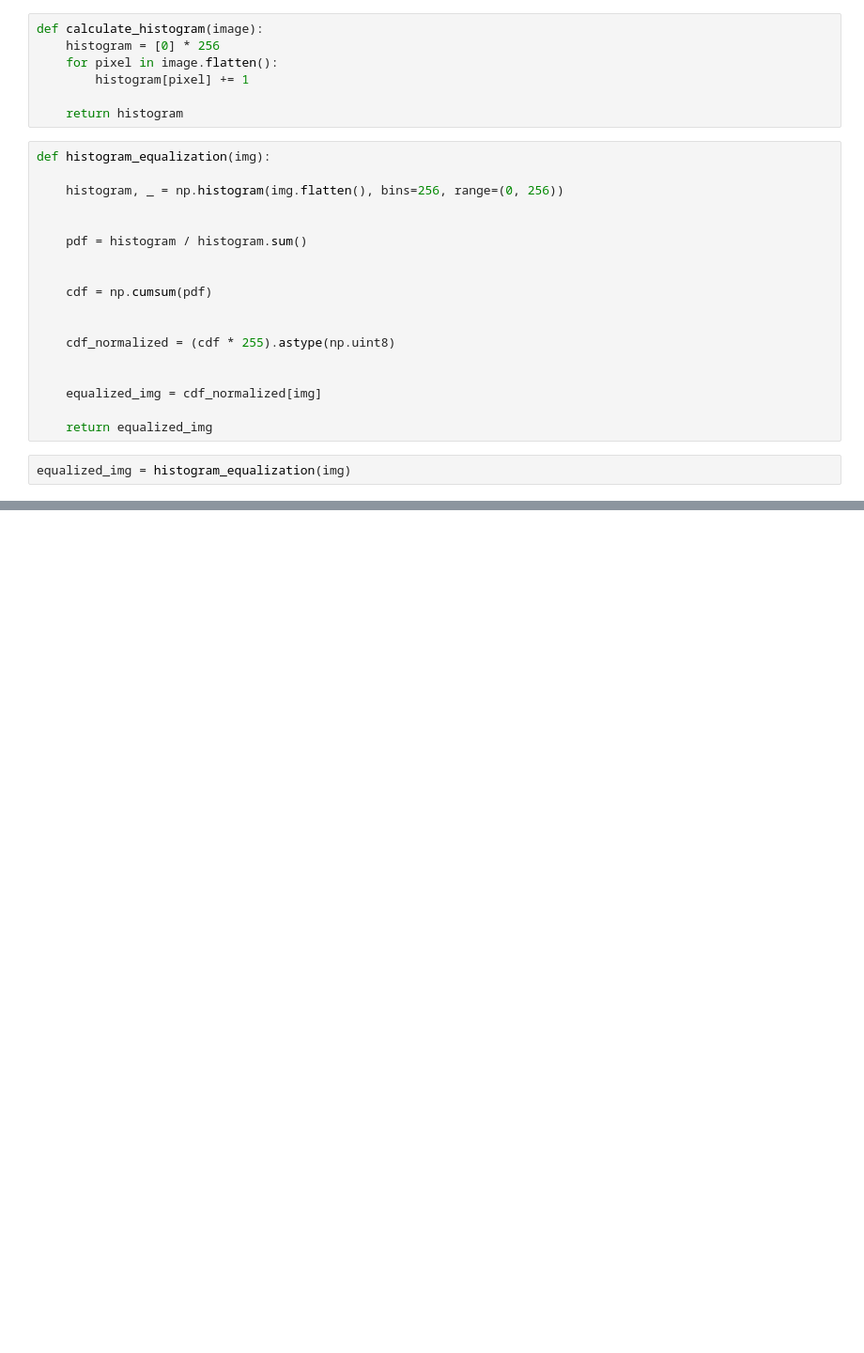
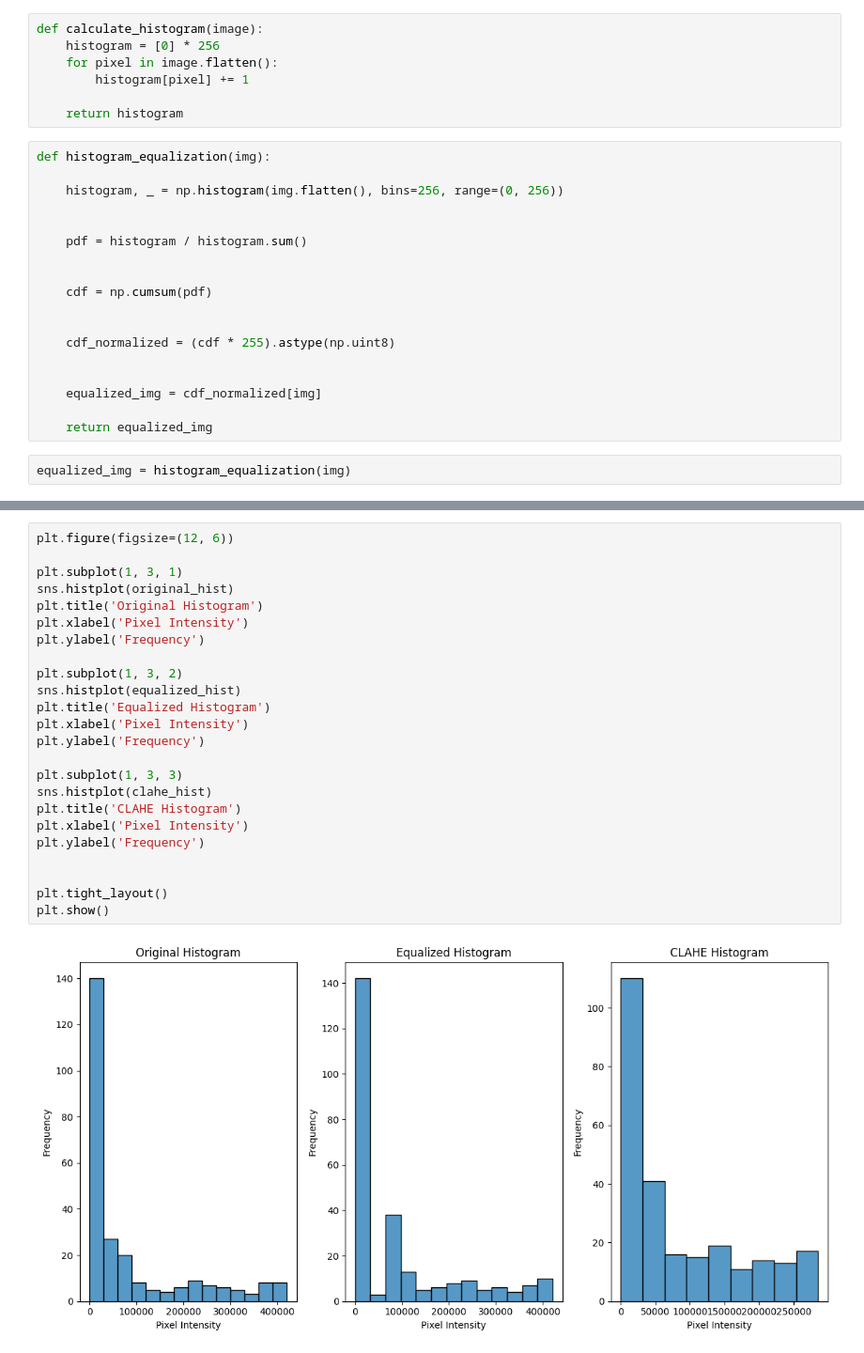
Before and after one commit to Istiaq-Fuad/digital-image-processing, a Jupyter notebook: notebooks/Notebook 1.ipynb, the cells around one changed output, grey strips where cells are left out. Shown at 94% size. Saved outputs shown, nothing was run; the diff lists cells and outputs as text; blank space fills up the shorter version.

```diff
--- a/notebooks/Notebook 1.ipynb
+++ b/notebooks/Notebook 1.ipynb
@@ -51,0 +72,26 @@ plt.show()
+# %%
+plt.figure(figsize=(12, 6))
+
+plt.subplot(1, 3, 1)
+sns.histplot(original_hist)
+plt.title('Original Histogram')
+plt.xlabel('Pixel Intensity')
+plt.ylabel('Frequency')
+
+plt.subplot(1, 3, 2)
+sns.histplot(equalized_hist)
+plt.title('Equalized Histogram')
+plt.xlabel('Pixel Intensity')
+plt.ylabel('Frequency')
+
+plt.subplot(1, 3, 3)
+sns.histplot(clahe_hist)
+plt.title('CLAHE Histogram')
+plt.xlabel('Pixel Intensity')
+plt.ylabel('Frequency')
+
+
+plt.tight_layout()
+plt.show()
+# %% [output]
+[figure, added]
```
Also changed, not shown: parts of 5 cells of this notebook, 3 other files.
